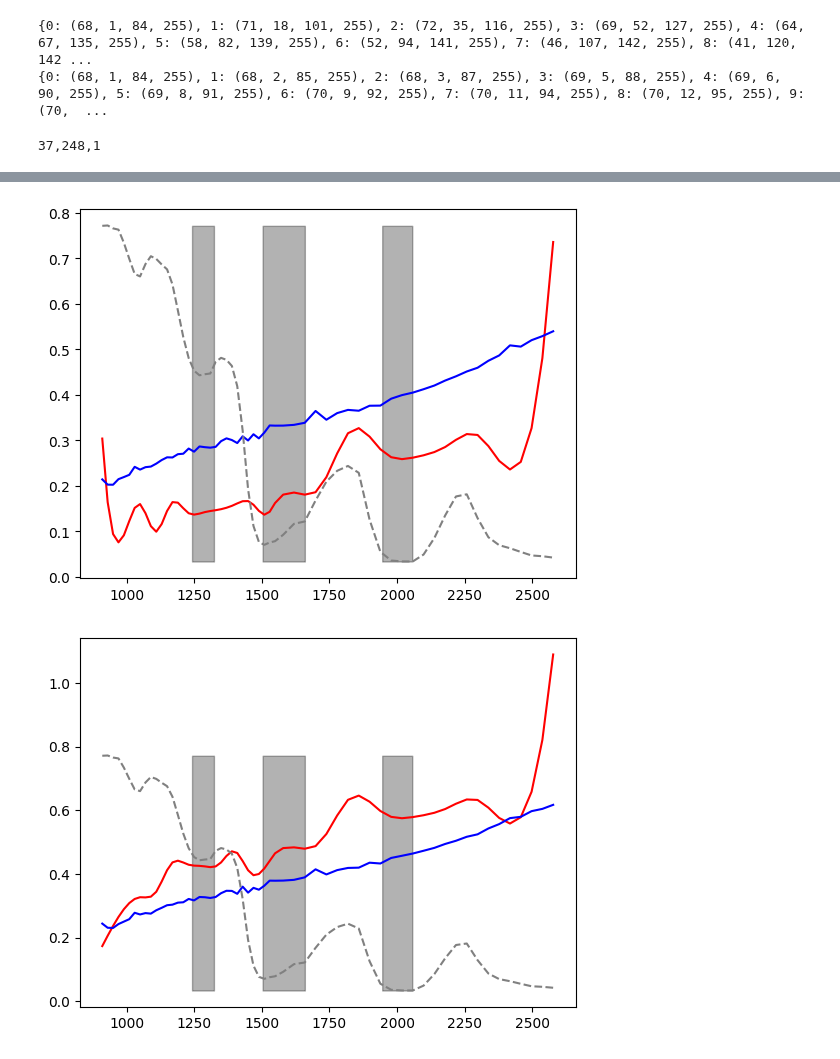
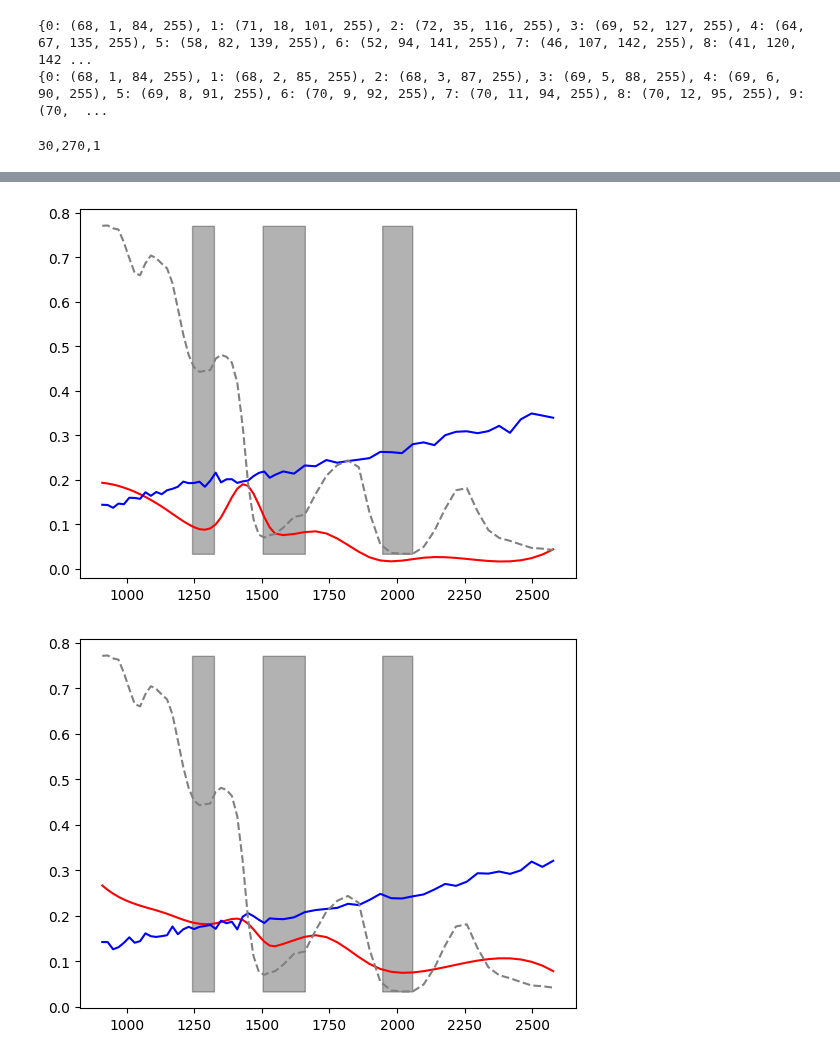
Before and after one commit to z-vig/M3_Pro, a Jupyter notebook: spectrum_angle_mapping.ipynb, the cells around one changed output, grey strips where cells are left out. Cells and saved outputs as stored; diff of their text form; code cells hidden in the pictures.

```diff
--- a/spectrum_angle_mapping.ipynb
+++ b/spectrum_angle_mapping.ipynb
@@ -146,7 +146,7 @@ Number of 0's: 0
 [figure]
 [figure]
 # %%
-ice_pipe_folder = 'D:/Data/Ice_Pipeline_Out_6-8-23'
+ice_pipe_folder = 'D:/Data/Ice_Pipeline_Out_6-14-23'
 smooth_folder = path.join(ice_pipe_folder,'rfl_smooth')
 
 in_dict = {}
@@ -174,7 +174,7 @@ def load_tifs(pathList:list)->list:
     return tif_list
 
 print ('Select Analysis Folder:')
-folderPath = 'D:/Data/Ice_Pipeline_Out_6-8-23'
+folderPath = 'D:/Data/Ice_Pipeline_Out_6-14-23'
 all_rfl_paths = [os.path.join(folderPath,'rfl_cropped',i) for i in os.listdir(os.path.join(folderPath,'rfl_cropped'))]
 all_loc_paths = [os.path.join(folderPath,'loc_cropped',i) for i in os.listdir(os.path.join(folderPath,'loc_cropped'))]
 all_obs_paths = [os.path.join(folderPath,'obs_cropped',i) for i in os.listdir(os.path.join(folderPath,'obs_cropped'))]
@@ -205,15 +205,16 @@ for n in range(len(batch_rfl_paths)):
     batch_names = all_names_split[n]
 
     batch_dict = {key:val for key,val in zip(batch_keys[n],batch_vals[n])}
+    #print (batch_dict.keys())
 
     batchMosaic = M3_Mosaic(batch_rfl,batch_loc,batch_obs,batch_names,folderPath)
-    prog = prog+len(batchMosaic.stampNames)
-    print (f'\n-----Beginning Mosaic analysis of {len(batchMosaic.stampNames)} ({prog} of {tot})images-----')
+    prog = prog+len(batch_names)
+    print (f'\n({n})-----Beginning Mosaic analysis of {len(batch_names)} ({prog} of {tot})images-----')
     print(f'Currently processing: {list(batch_dict.keys())}')
     print ('Mapping Spectral Angle of all ice-positive pixels...')
-    specAngleMap_dict,ThreshMap_dict = batchMosaic.spectral_angle_mapping(threshold=30,inputImageDictionary=batch_dict)
+    specAngleMap_dict,ThreshMap_dict,usgs_check = batchMosaic.spectral_angle_mapping(threshold=30,inputImageDictionary=batch_dict)
 
-    print ('\nRemoval from memory...')
+    #print ('\nRemoval from memory...')
     del batch_rfl,batch_loc,batch_obs
 # %% [output]
 Select Analysis Folder:
@@ -433,7 +439,7 @@ print (cmap2)
 {0: (68, 1, 84, 255), 1: (71, 18, 101, 255), 2: (72, 35, 116, 255), 3: (69, 52, 127, 255), 4: (64, 67, 135, 255), 5: (58, 82, 139, 255), 6: (52, 94, 141, 255), 7: (46, 107, 142, 255), 8: (41, 120, 142 ...
 {0: (68, 1, 84, 255), 1: (68, 2, 85, 255), 2: (68, 3, 87, 255), 3: (69, 5, 88, 255), 4: (69, 6, 90, 255), 5: (69, 8, 91, 255), 6: (70, 9, 92, 255), 7: (70, 11, 94, 255), 8: (70, 12, 95, 255), 9: (70,  ...
 # %%
-raw_images = [tf.imread(path.join('D:/Data/Ice_Pipeline_Out_6-8-23/rfl_cropped',i)) for i in os.listdir('D:/Data/Ice_Pipeline_Out_6-8-23/rfl_cropped')]
+raw_images = [tf.imread(path.join('D:/Data/Ice_Pipeline_Out_6-2-23/rfl_cropped',i)) for i in os.listdir('D:/Data/Ice_Pipeline_Out_6-2-23/rfl_cropped')]
 # %%
 import pandas as pd
 import os
@@ -442,7 +448,7 @@ import tifffile as tf
 import numpy as np
 import matplotlib.pyplot as plt
 from get_USGS_H2OFrost import get_USGS_H2OFrost
-water_detections = pd.read_csv('D:/Data/Ice_Pipeline_Out_6-8-23/all_detections.csv')
+water_detections = pd.read_csv('D:/Data/Ice_Pipeline_Out_6-2-23/all_detections.csv')
 
 wvl = pd.read_csv('D:/Data/Ice_Pipeline_Out_5-23-23/bandInfo.csv').iloc[:,2]
 _wvl,usgs_spec = get_USGS_H2OFrost('D:/Data/USGS_Water_Ice',wvl/1000)
@@ -467,4 +473,4 @@ for x,y,num in zip(*(np.array(water_detections.iloc[:,-3:]).astype(int).T)):
         break
     prog+=1
 # %% [output]
-37,248,1
+30,270,1
@@ -480,2 +486,2 @@ for x,y,num in zip(*(np.array(water_detections.iloc[:,-3:]).astype(int).T)):
-[figure, old version]
+[figure, new version]
-[figure, old version]
+[figure, new version]
```
Also changed, not shown: parts of 6 cells of this notebook, 6 other files.
